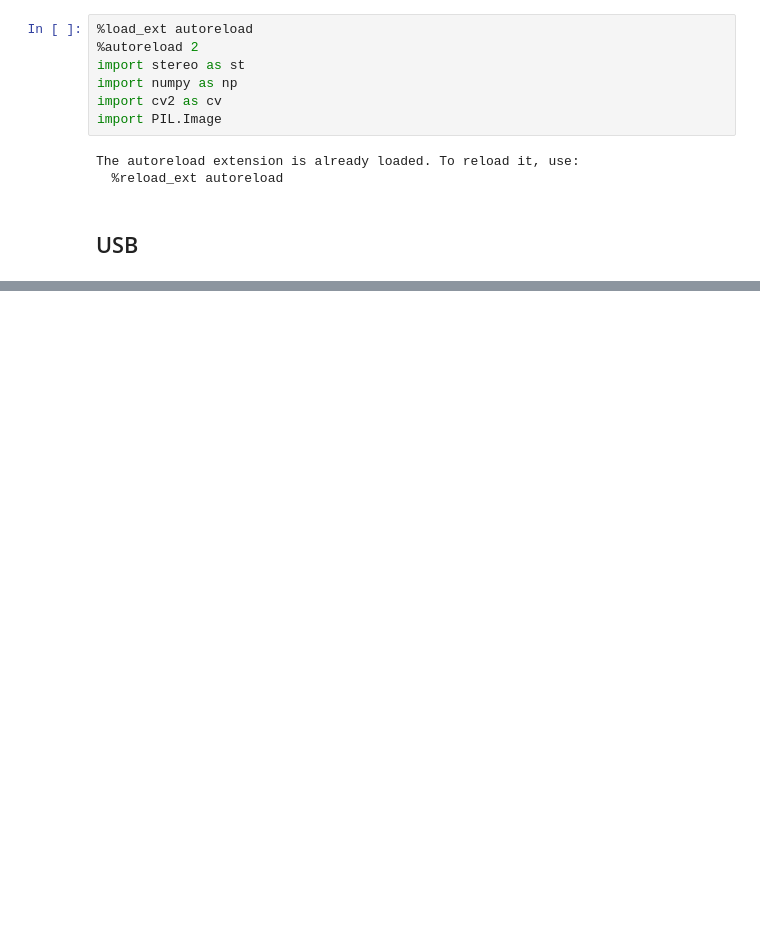
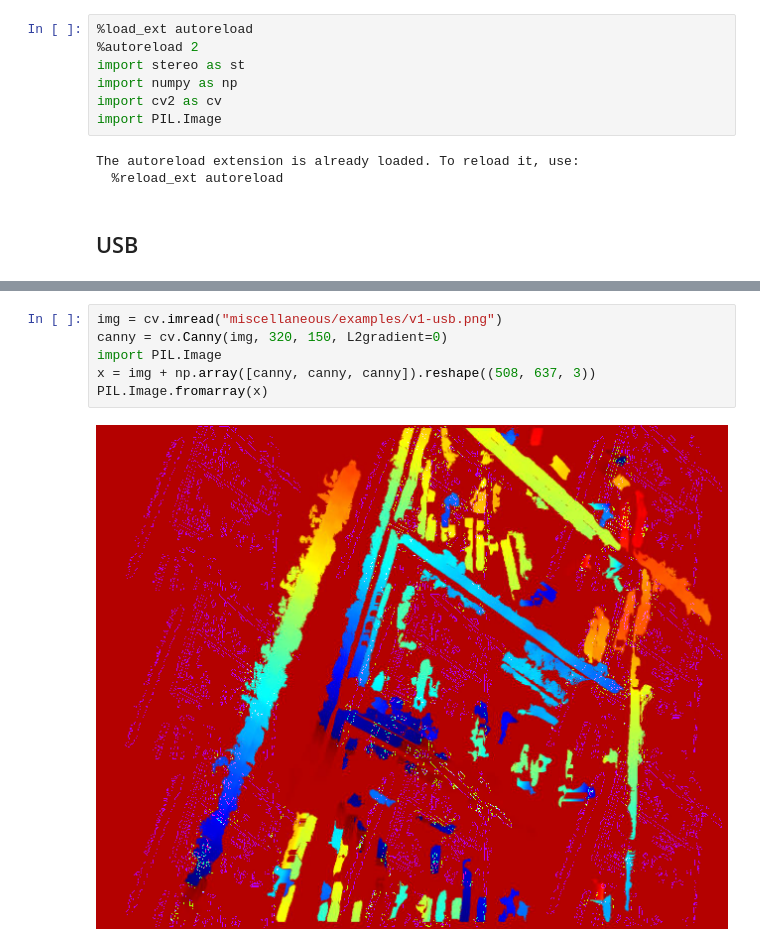
Before and after one commit to knei-knurow/stereo, a Jupyter notebook: depth-map-run.ipynb, the cells around one changed output, grey strips where cells are left out. Saved outputs shown, nothing was run; the diff lists cells and outputs as text; blank space fills up the shorter version.

```diff
--- a/depth-map-run.ipynb
+++ b/depth-map-run.ipynb
@@ -87,0 +104,8 @@ stream.stop()
+# %%
+img = cv.imread("miscellaneous/examples/v1-usb.png")
+canny = cv.Canny(img, 320, 150, L2gradient=0)
+import PIL.Image
+x = img + np.array([canny, canny, canny]).reshape((508, 637, 3))
+PIL.Image.fromarray(x)
+# %% [output]
+[figure, added]
```
Also changed, not shown: parts of 10 cells of this notebook, 4 other files.
